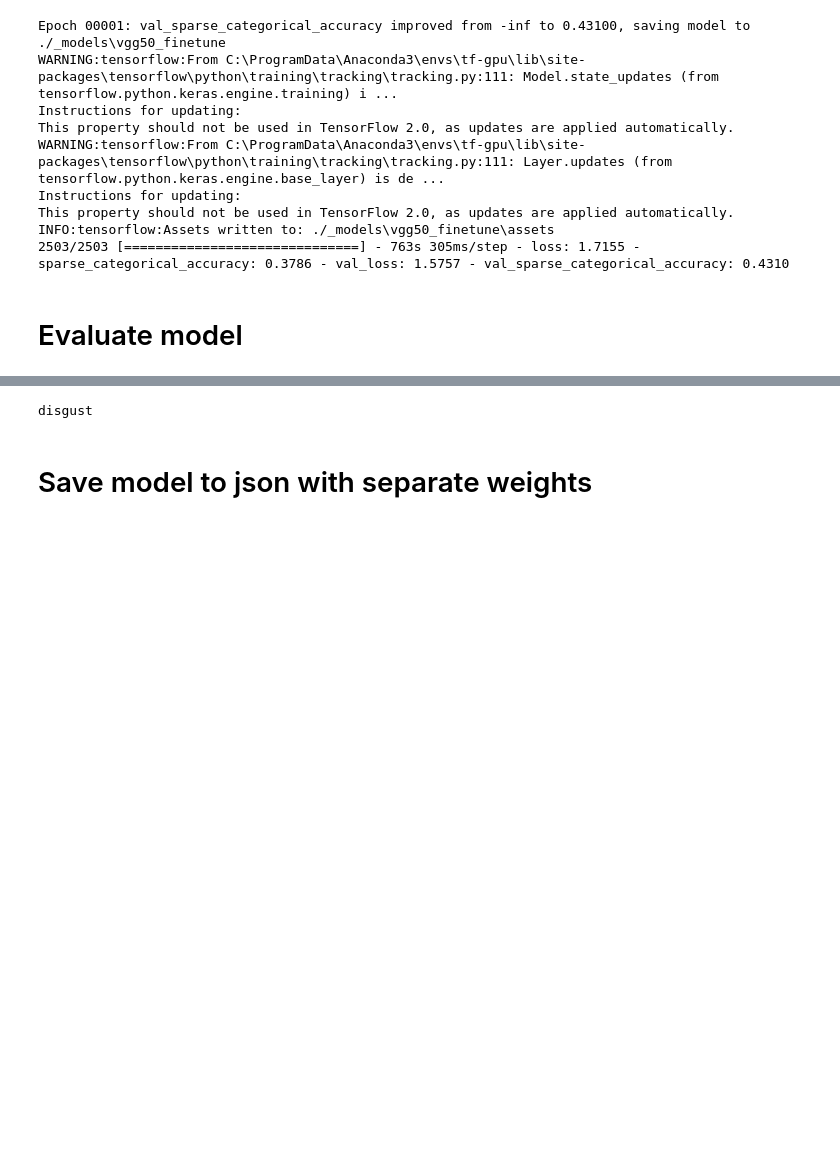
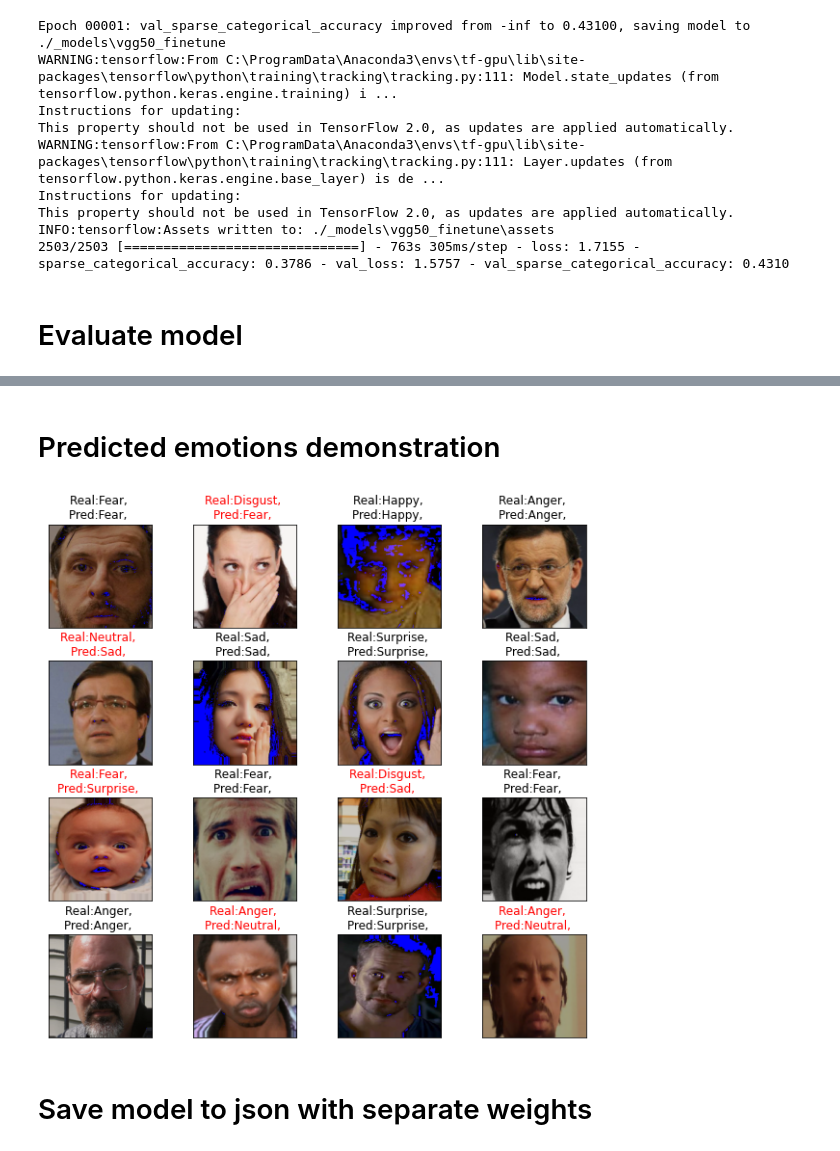
Before and after one commit to extnike/face_emotion_recognition, a Jupyter notebook: 1. VGGFace_finetuning.ipynb, the cells around one changed output, grey strips where cells are left out. Saved outputs shown, nothing was run; the diff lists cells and outputs as text; code cells hidden in the pictures; blank space fills up the shorter version.

```diff
--- a/1. VGGFace_finetuning.ipynb
+++ b/1. VGGFace_finetuning.ipynb
@@ -221,11 +208,2 @@ Wall time: 52.4 ms
-# %%
-# decode of prediction
-num_of_emotion = np.argmax(prediction)
-emotions = ['anger', 'contempt',
-            'disgust', 'fear',
-            'happy', 'neutral',
-            'sad', 'surprise', 'uncertain']
-emotion = emotions[num_of_emotion]
-print(emotion)
-# %% [output]
-disgust
+# %% [markdown]
+# Predicted emotions demonstration
@@ -232,3 +227,46 @@ disgust
+# %%
+def show_faces(images, real_race=None, real_emotion=None, predicted_emotion=None):
+    """
+    Function shows image from data generator with real and predicted labels
+
+    """
+    plt.figure(figsize=(10,10))
+    labels = {"Emotion": [predicted_emotion, real_emotion]}
+    emotion_mapping = dict(list(enumerate(('Anger', 'Contempt',
+                    'Disgust', 'Fear',
+                    'Happy', 'Neutral',
+                    'Sad', 'Surprise', 'Uncertain'))))
+    for i in range(16):
+        plt.subplot(4,4, i+1)
+        plt.xticks([])
+        plt.yticks([])
+        plt.grid(False)
+        plt.imshow(deprocess_image(images[i]))
+        real_str = "Real:"
+        pred_str = "Pred:"
+        correct = True
+        for name, (predicted, real) in labels.items():
+            if predicted is None:
+                continue
+            elif name == "Emotion":
+                real_emotion = int(real[i])
+                predicted_emotion = np.argmax(predicted[i])
+                real_str += f"{emotion_mapping[real_emotion]}, "
+                pred_str += f"{emotion_mapping[predicted_emotion]}, "
+                if real_emotion != predicted_emotion:
+                    correct = False
+
+        title_obj = plt.title(f"{real_str}\n{pred_str}")
+
+        plt.subplots_adjust(wspace=0.4)
+        if not correct:
+            plt.setp(title_obj, color='r')
+# %%
+sample_validation_images, sample_validation_labels = next(val_data_gen)
+predicted = model.predict(sample_validation_images)
+show_faces(sample_validation_images, real_emotion=sample_validation_labels, predicted_emotion=predicted)
+# %% [output]
+[figure, added]
 # %% [markdown]
 # Save model to json with separate weights
 # %%
```
Also changed, not shown: parts of 10 cells of this notebook, 4 other files.
